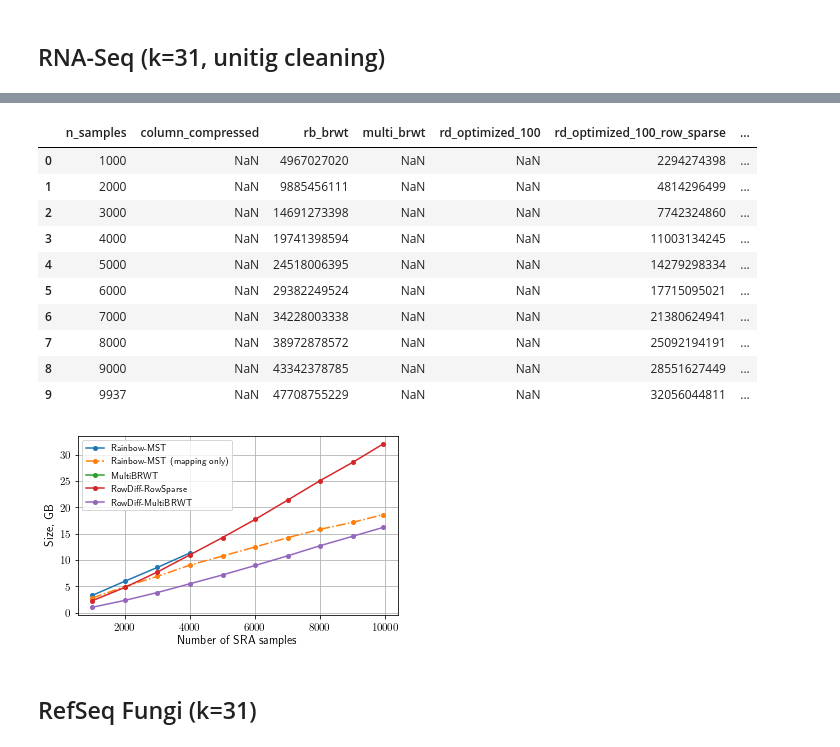
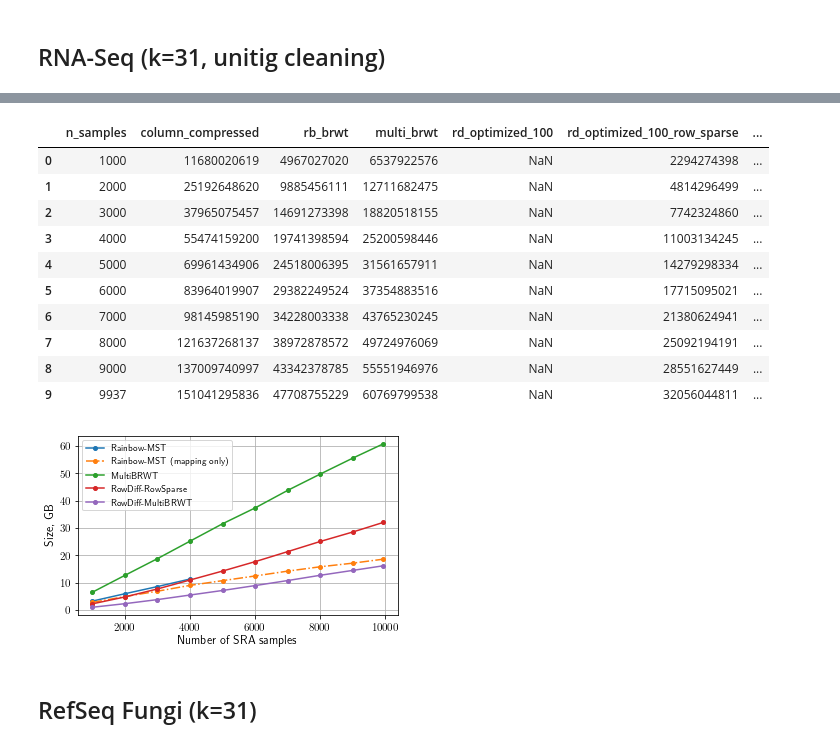
Before and after one commit to ratschlab/row_diff, a Jupyter notebook: plots.ipynb, the cells around one changed output, grey strips where cells are left out. Cells and saved outputs as stored; diff of their text form; code cells hidden in the pictures.

```diff
--- a/plots.ipynb
+++ b/plots.ipynb
@@ -245,29 +235,21 @@ total 438G
 # %%
-DIR = '/cluster/home/mikhaika/metagenome/data/mantis/subsets/clean_rnaseq/mtg/'
+DIR = '/cluster/home/mikhaika/metagenome/data/row_diff/subsets/clean_rnaseq/nobackup/mtg/'
 
 n_samples = []
 columns = []
-rd_optimized_10 = []
-rd_optimized_20 = []
-rd_optimized_40 = []
 rd_optimized_100 = []
 rd_optimized_100_multi_brwt = []
-rd_optimized_100_multi_brwt_relax = []
 rd_optimized_100_row_sparse = []
 rb_brwt = []
 multi_brwt = []
 mst = []
 
 for i in range(1, 11):
-    num_cols = !cat {DIR}../clean_{i}k.txt | wc -l
+    num_cols = !cat {DIR}../../clean_{i}k.txt | wc -l
     n_samples.append(int(num_cols[0]))
 
-    #columns.append(get_total_size(f'{DIR}cols_{i}k/', '.column.annodbg'))
-    columns.append(np.nan)
+    columns.append(get_total_size(f'{DIR}cols_{i}k/', '.column.annodbg'))
 
-#     rd_optimized_10.append(get_total_size(f'{DIR}rd_10_{i}k/', '.annodbg'))
-#     rd_optimized_20.append(get_total_size(f'{DIR}rd_20_{i}k/', '.annodbg'))
-#     rd_optimized_40.append(get_total_size(f'{DIR}rd_40_{i}k/', '.annodbg'))
     #rd_optimized_100.append(get_total_size(f'{DIR}rd_100_{i}k/', '.annodbg'))
     rd_optimized_100.append(np.nan)
 
@@ -277,27 +259,22 @@ for i in range(1, 11):
         rd_optimized_100_row_sparse.append(np.nan)
 
     try:
-        rd_optimized_100_multi_brwt.append(os.path.getsize(DIR + 'multi_brwt/rd_100_{}k.row_diff_brwt.annodbg'.format(i)))
+        rd_optimized_100_multi_brwt.append(os.path.getsize(DIR + 'multi_brwt/rd_100_{}k_relaxed.row_diff_brwt.annodbg'.format(i)))
     except:
         rd_optimized_100_multi_brwt.append(np.nan)
 
     try:
-        rd_optimized_100_multi_brwt_relax.append(os.path.getsize(DIR + 'multi_brwt/rd_100_{}k_relaxed.row_diff_brwt.annodbg'.format(i)))
-    except:
-        rd_optimized_100_multi_brwt_relax.append(np.nan)
-
-    try:
-        multi_brwt.append(os.path.getsize(DIR + 'brwt_relaxed_{}k.brwt.annodbg'.format(i)))
+        multi_brwt.append(os.path.getsize(DIR + 'multi_brwt/brwt_relaxed_{}k.brwt.annodbg'.format(i)))
     except:
         multi_brwt.append(np.nan)
 
     try:
-        rb_brwt.append(os.path.getsize(DIR + 'rb_brwt_{}k.rb_brwt.annodbg'.format(i)))
+        rb_brwt.append(os.path.getsize(DIR + 'multi_brwt/rb_brwt_{}k.rb_brwt.annodbg'.format(i)))
     except:
         rb_brwt.append(np.nan)
 
     try:
-        mantis_dir = '/cluster/work/grlab/projects/metagenome/data/mantis/mantis_cqfs_k31/clean_{}k.ser/'.format(i)
+        mantis_dir = '/cluster/home/mikhaika/metagenome/data/row_diff/mantis/mantis_cqfs_k31/clean_{}k.ser/'.format(i)
         mst.append(os.path.getsize(mantis_dir + 'parents.bv'.format(i))
                     + os.path.getsize(mantis_dir + 'boundaries.bv'.format(i))
                     + os.path.getsize(mantis_dir + 'deltas.bv'.format(i)))
@@ -322,7 +299,6 @@ results = pd.DataFrame(columns=['n_samples', 'column_compressed', 'rb_brwt', 'mu
                                 'rd_optimized_100',
                                 'rd_optimized_100_row_sparse',
                                 'rd_optimized_100_multi_brwt',
-                                'rd_optimized_100_multi_brwt_relax',
                                 'assignment_vector',
                                 'mst'],
                        data=zip(n_samples, columns, rb_brwt, multi_brwt,
@@ -330,22 +306,21 @@ results = pd.DataFrame(columns=['n_samples', 'column_compressed', 'rb_brwt', 'mu
                                 rd_optimized_100,
                                 rd_optimized_100_row_sparse,
                                 rd_optimized_100_multi_brwt,
-                                rd_optimized_100_multi_brwt_relax,
                                 rainbow_assignment_vector_size,
                                 mst))
 results
 # %% [output]
 |  | n_samples | column_compressed | rb_brwt | multi_brwt | rd_optimized_100 | rd_optimized_100_row_sparse | ... |
-| 0 | 1000 | NaN | 4967027020 | NaN | NaN | 2294274398 | ... |
-| 1 | 2000 | NaN | 9885456111 | NaN | NaN | 4814296499 | ... |
-| 2 | 3000 | NaN | 14691273398 | NaN | NaN | 7742324860 | ... |
-| 3 | 4000 | NaN | 19741398594 | NaN | NaN | 11003134245 | ... |
-| 4 | 5000 | NaN | 24518006395 | NaN | NaN | 14279298334 | ... |
-| 5 | 6000 | NaN | 29382249524 | NaN | NaN | 17715095021 | ... |
-| 6 | 7000 | NaN | 34228003338 | NaN | NaN | 21380624941 | ... |
-| 7 | 8000 | NaN | 38972878572 | NaN | NaN | 25092194191 | ... |
-| 8 | 9000 | NaN | 43342378785 | NaN | NaN | 28551627449 | ... |
-| 9 | 9937 | NaN | 47708755229 | NaN | NaN | 32056044811 | ... |
+| 0 | 1000 | 11680020619 | 4967027020 | 6537922576 | NaN | 2294274398 | ... |
+| 1 | 2000 | 25192648620 | 9885456111 | 12711682475 | NaN | 4814296499 | ... |
+| 2 | 3000 | 37965075457 | 14691273398 | 18820518155 | NaN | 7742324860 | ... |
+| 3 | 4000 | 55474159200 | 19741398594 | 25200598446 | NaN | 11003134245 | ... |
+| 4 | 5000 | 69961434906 | 24518006395 | 31561657911 | NaN | 14279298334 | ... |
+| 5 | 6000 | 83964019907 | 29382249524 | 37354883516 | NaN | 17715095021 | ... |
+| 6 | 7000 | 98145985190 | 34228003338 | 43765230245 | NaN | 21380624941 | ... |
+| 7 | 8000 | 121637268137 | 38972878572 | 49724976069 | NaN | 25092194191 | ... |
+| 8 | 9000 | 137009740997 | 43342378785 | 55551946976 | NaN | 28551627449 | ... |
+| 9 | 9937 | 151041295836 | 47708755229 | 60769799538 | NaN | 32056044811 | ... |
 # %%
 width = 3.487 * 1.5
 height = width / 1.618
@@ -379,35 +354,35 @@ lines = ax.plot(results.n_samples, results.multi_brwt / 10**9,
 #         marker='o', ms=4, label='RowDiff(100)-ColumnCompressed', linestyle=':')
 
 ax.plot(results.n_samples, results.rd_optimized_100_row_sparse / 10**9,
         marker='o', ms=4, label='RowDiff-RowSparse')
 
 # ax.plot(results.n_samples, results.rd_optimized_100_multi_brwt / 10**9,
 #         marker='o', ms=4, label='RowDiff-MultiBRWT')
-ax.plot(results.n_samples, results.rd_optimized_100_multi_brwt_relax / 10**9,
+ax.plot(results.n_samples, results.rd_optimized_100_multi_brwt / 10**9,
         marker='o', ms=4, label='RowDiff-MultiBRWT')
 
 #ax.set_title('10k RNA-Seq samples, k=31, unitig level cleaning')
 ax.set_xlabel('Number of SRA samples')
 ax.set_ylabel('Size, GB')
 #     ax.set_xlim([-1e9, 25e9])
 #ax.set_xticks(np.array(k_array))
 ax.grid(True)
 #     ax.legend(loc='best')
 #ax.set_xlim([900, 4100])
 #ax.set_ylim([0, 14])
 
 legend = ax.legend(loc="best", fontsize=9)
 #legend.get_frame().set_facecolor('none')
 # plt.ylim([-5, 110])
 # axes[1].set_ylim([-1e-1, 75])
 #plt.xscale('symlog')
 #plt.yscale('symlog')
 
 plt.tight_layout()
 plt.savefig('rnaseq_31_size.pdf', format='pdf', bbox_inches='tight')
 plt.show()
 # %% [output]
-[figure, old version]
+[figure, new version]
 # %% [markdown]
 ## RefSeq Fungi (k=31)
 # %%
```
Also changed, not shown: parts of 22 cells of this notebook.
